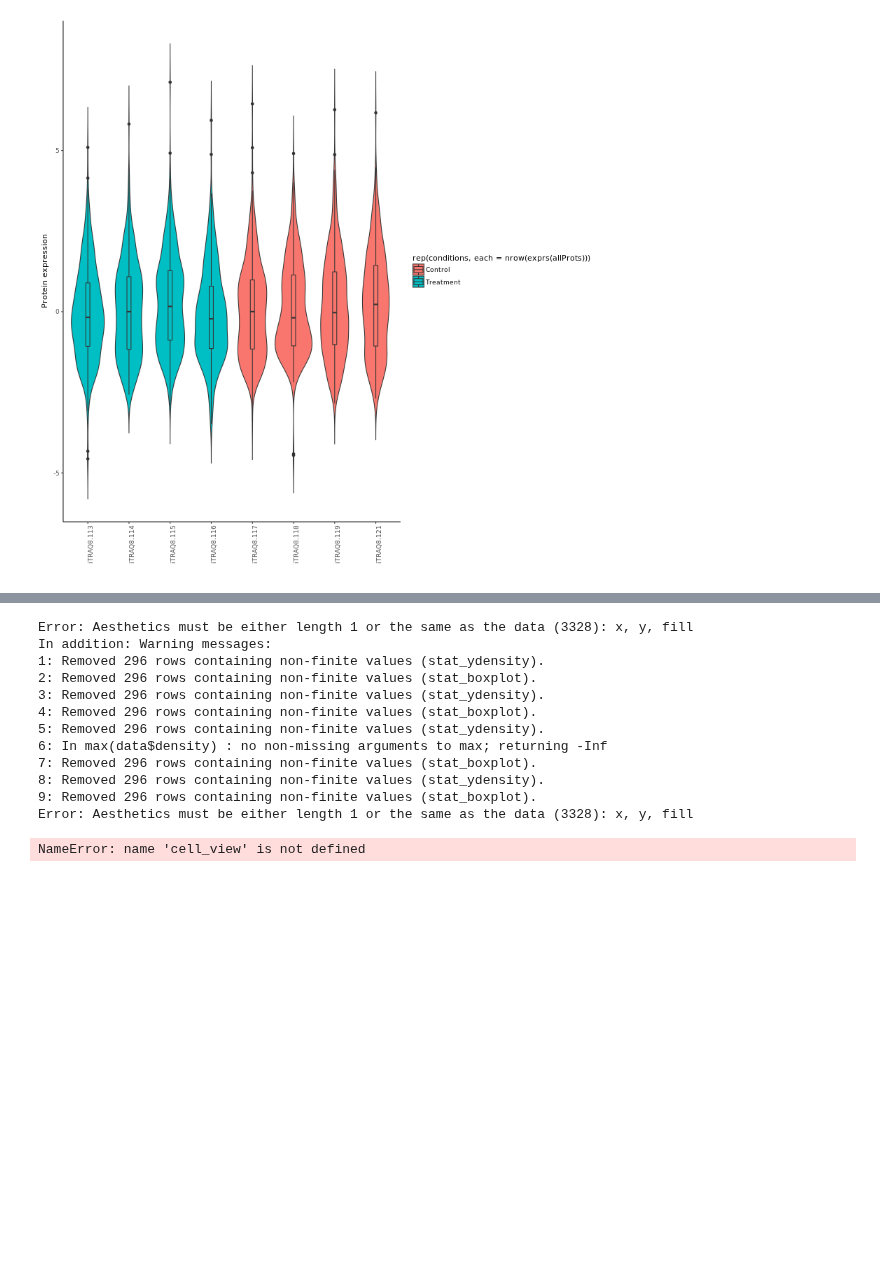
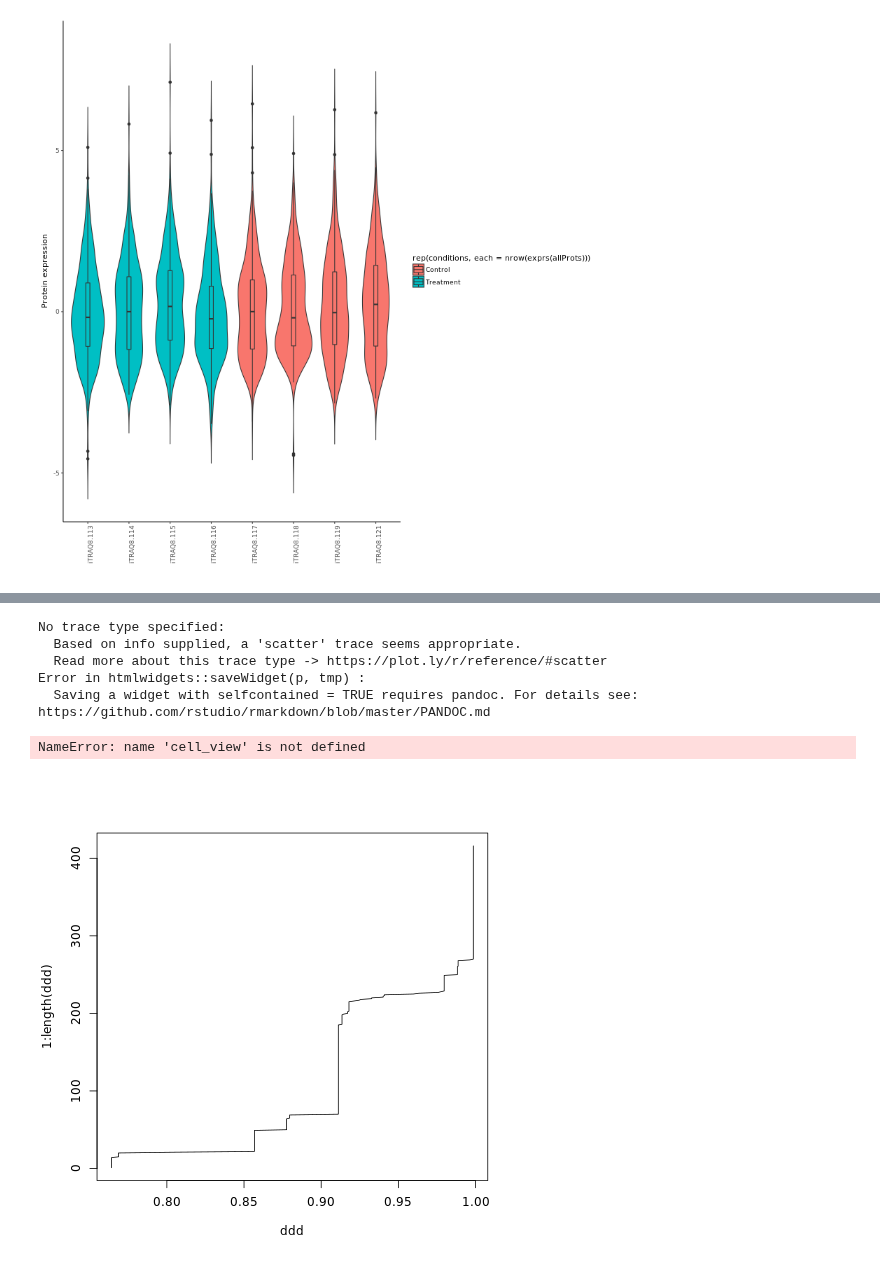
Before and after one commit to ProtProtocols/IsoProt, a Jupyter notebook: Example.ipynb, the cells around one changed output, grey strips where cells are left out. Cells and saved outputs as stored; diff of their text form; code cells hidden in the pictures; blank space fills up the shorter version.

```diff
--- a/Example.ipynb
+++ b/Example.ipynb
@@ -1127,11 +1132,6 @@ library(reshape)
 
 #print(head(melt(allProts)))
 
-p <- ggplot(melt(allProts), aes(x=X2, y=value, fill=condNames)) + geom_violin(trim=FALSE) +
-  geom_boxplot(width=0.1) + theme_classic()
-
-print(p)
-
 x <- rnorm(1000)
 y <- rchisq(1000, df = 1, ncp = 0)
 group <- sample(LETTERS[1:5], size = 1000, replace = T)
@@ -1139,25 +1139,26 @@ size <- sample(1:5, size = 1000, replace = T)
 
 ds <- data.frame(x, y, group, size)
 
-#p <- plot_ly(ds, x = x, y = y, mode = "markers", split = group, size = size) %>%
-#  layout(title = "Scatter Plot")
-#embed_notebook(p)
-#print(p)
+p <- plot_ly(ds, x = x, y = y, mode = "markers", split = group, size = size) %>%
+  layout(title = "Scatter Plot")
+embed_notebook(p)
+print(p)
 # %% [output]
-Error: Aesthetics must be either length 1 or the same as the data (3328): x, y, fill
-In addition: Warning messages:
-1: Removed 296 rows containing non-finite values (stat_ydensity).
-2: Removed 296 rows containing non-finite values (stat_boxplot).
-3: Removed 296 rows containing non-finite values (stat_ydensity).
-4: Removed 296 rows containing non-finite values (stat_boxplot).
-5: Removed 296 rows containing non-finite values (stat_ydensity).
-6: In max(data$density) : no non-missing arguments to max; returning -Inf
-7: Removed 296 rows containing non-finite values (stat_boxplot).
-8: Removed 296 rows containing non-finite values (stat_ydensity).
-9: Removed 296 rows containing non-finite values (stat_boxplot).
-Error: Aesthetics must be either length 1 or the same as the data (3328): x, y, fill
+No trace type specified:
+  Based on info supplied, a 'scatter' trace seems appropriate.
+  Read more about this trace type -> https://plot.ly/r/reference/#scatter
+Error in htmlwidgets::saveWidget(p, tmp) :
+  Saving a widget with selfcontained = TRUE requires pandoc. For details see:
+https://github.com/rstudio/rmarkdown/blob/master/PANDOC.md
 # %%
 # %% [output]
 NameError: name 'cell_view' is not defined
+# %%
+%%R
+
+ddd <- sort(qlvalues[,1])
+plot(ddd, 1:length(ddd),type="l")
+# %% [output]
+[figure, added]
 # %%
 display()
```
Also changed, not shown: parts of 3 cells of this notebook.
